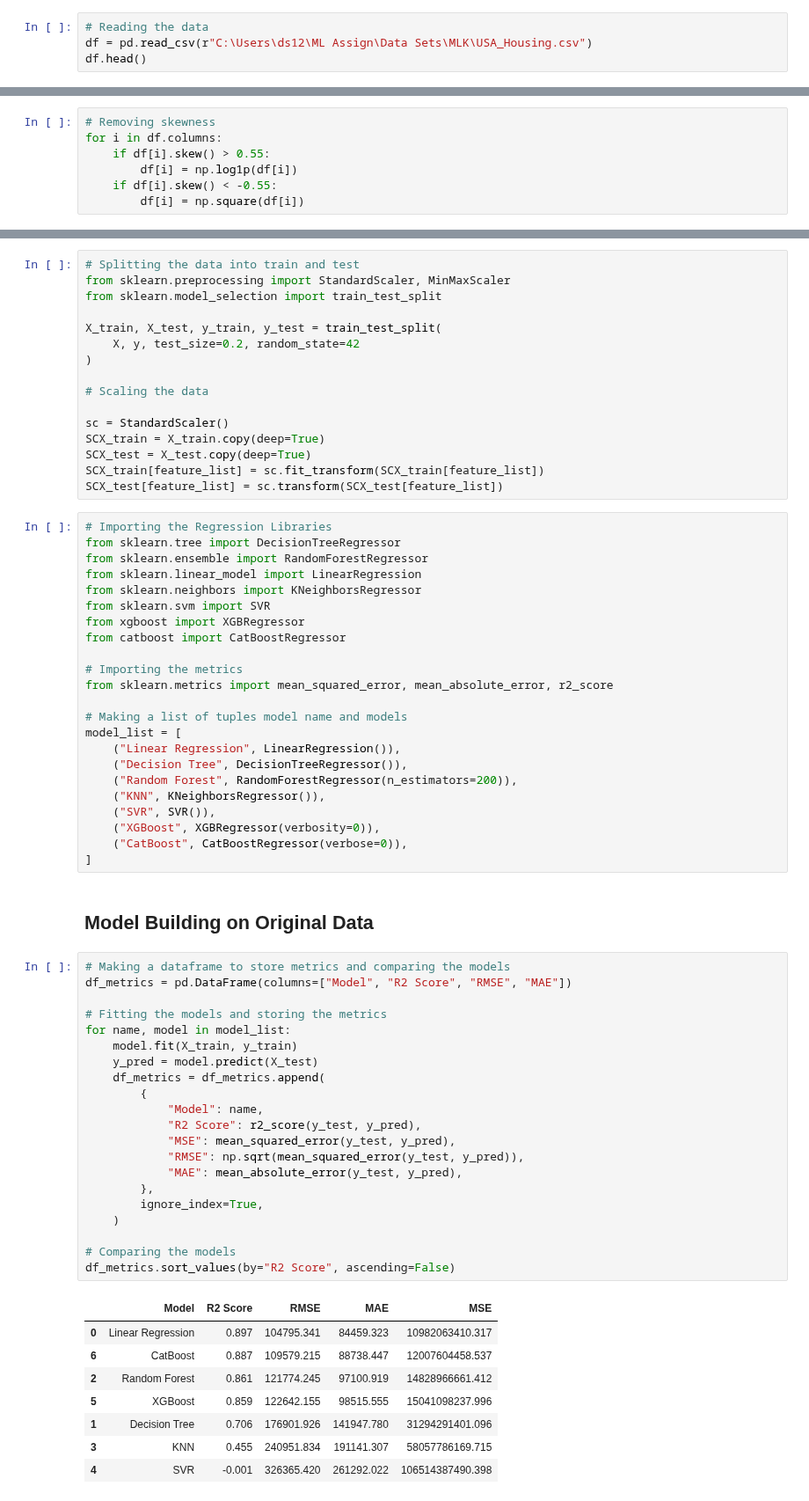
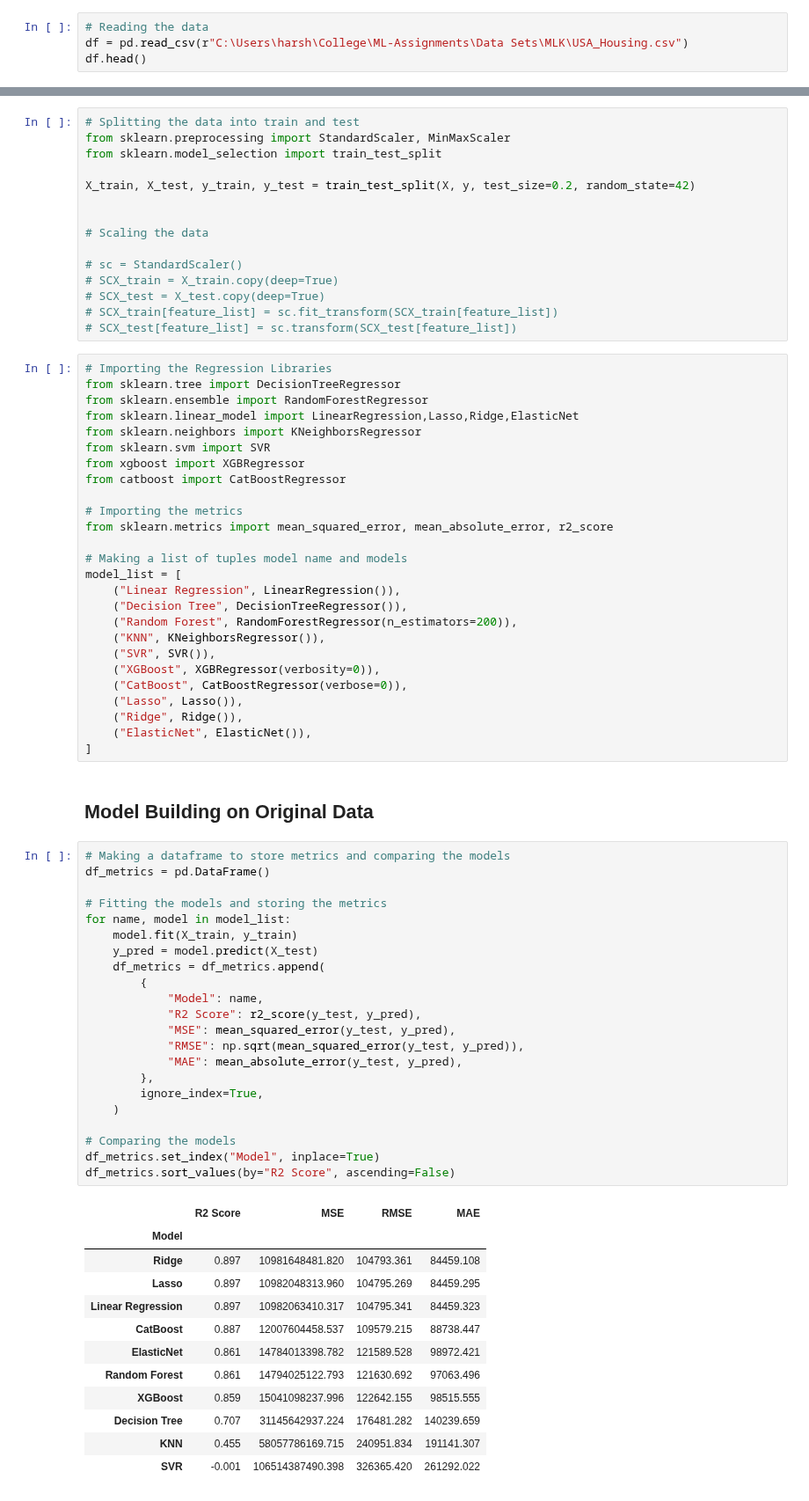
Before and after one commit to Harsh502s/ML-Assignments, a Jupyter notebook: Notebooks/Assignment 5 House Price DT.ipynb, the cells around one changed output, grey strips where cells are left out. Shown at 88% size. Saved outputs shown, nothing was run; the diff lists cells and outputs as text.

```diff
--- a/Notebooks/Assignment 5 House Price DT.ipynb
+++ b/Notebooks/Assignment 5 House Price DT.ipynb
@@ -13,7 +13,7 @@ pd.set_option("max_colwidth", None)
 pd.set_option("display.float_format", lambda x: "%.3f" % x)
 # %%
 # Reading the data
-df = pd.read_csv(r"C:\Users\ds12\ML Assign\Data Sets\MLK\USA_Housing.csv")
+df = pd.read_csv(r"C:\Users\harsh\College\ML-Assignments\Data Sets\MLK\USA_Housing.csv")
 df.head()
 # %% [output]
 |  | Avg. Area Income | Avg. Area House Age | Avg. Area Number of Rooms | Avg. Area Number of Bedrooms | Area Population | ... |
@@ -105,13 +105,6 @@ Avg. Area Number of Bedrooms    0.373
 Area Population                 0.032
 Price                          -0.010
 dtype: float64
-# %%
-# Removing skewness
-for i in df.columns:
-    if df[i].skew() > 0.55:
-        df[i] = np.log1p(df[i])
-    if df[i].skew() < -0.55:
-        df[i] = np.square(df[i])
 # %%
 # Changing the data type of Avg. Area Number of Rooms and Avg. Area Number of Bedrooms
 df[["Avg. Area Number of Rooms", "Avg. Area Number of Bedrooms"]] = df[
@@ -168,22 +162,21 @@ feature_list
 from sklearn.preprocessing import StandardScaler, MinMaxScaler
 from sklearn.model_selection import train_test_split
 
-X_train, X_test, y_train, y_test = train_test_split(
-    X, y, test_size=0.2, random_state=42
-)
+X_train, X_test, y_train, y_test = train_test_split(X, y, test_size=0.2, random_state=42)
+
 
 # Scaling the data
 
-sc = StandardScaler()
-SCX_train = X_train.copy(deep=True)
-SCX_test = X_test.copy(deep=True)
-SCX_train[feature_list] = sc.fit_transform(SCX_train[feature_list])
-SCX_test[feature_list] = sc.transform(SCX_test[feature_list])
+# sc = StandardScaler()
+# SCX_train = X_train.copy(deep=True)
+# SCX_test = X_test.copy(deep=True)
+# SCX_train[feature_list] = sc.fit_transform(SCX_train[feature_list])
+# SCX_test[feature_list] = sc.transform(SCX_test[feature_list])
 # %%
 # Importing the Regression Libraries
 from sklearn.tree import DecisionTreeRegressor
 from sklearn.ensemble import RandomForestRegressor
-from sklearn.linear_model import LinearRegression
+from sklearn.linear_model import LinearRegression,Lasso,Ridge,ElasticNet
 from sklearn.neighbors import KNeighborsRegressor
 from sklearn.svm import SVR
 from xgboost import XGBRegressor
@@ -201,36 +194,44 @@ model_list = [
     ("SVR", SVR()),
     ("XGBoost", XGBRegressor(verbosity=0)),
     ("CatBoost", CatBoostRegressor(verbose=0)),
+    ("Lasso", Lasso()),
+    ("Ridge", Ridge()),
+    ("ElasticNet", ElasticNet()),
 ]
 # %% [markdown]
 ## Model Building on Original Data
 # %%
 # Making a dataframe to store metrics and comparing the models
-df_metrics = pd.DataFrame(columns=["Model", "R2 Score", "RMSE", "MAE"])
+df_metrics = pd.DataFrame()
 
 # Fitting the models and storing the metrics
 for name, model in model_list:
     model.fit(X_train, y_train)
     y_pred = model.predict(X_test)
     df_metrics = df_metrics.append(
         {
             "Model": name,
             "R2 Score": r2_score(y_test, y_pred),
             "MSE": mean_squared_error(y_test, y_pred),
             "RMSE": np.sqrt(mean_squared_error(y_test, y_pred)),
             "MAE": mean_absolute_error(y_test, y_pred),
         },
         ignore_index=True,
     )
 
 # Comparing the models
+df_metrics.set_index("Model", inplace=True)
 df_metrics.sort_values(by="R2 Score", ascending=False)
 # %% [output]
-|  | Model | R2 Score | RMSE | MAE | MSE |
-| 0 | Linear Regression | 0.897 | 104795.341 | 84459.323 | 10982063410.317 |
-| 6 | CatBoost | 0.887 | 109579.215 | 88738.447 | 12007604458.537 |
-| 2 | Random Forest | 0.861 | 121774.245 | 97100.919 | 14828966661.412 |
-| 5 | XGBoost | 0.859 | 122642.155 | 98515.555 | 15041098237.996 |
-| 1 | Decision Tree | 0.706 | 176901.926 | 141947.780 | 31294291401.096 |
-| 3 | KNN | 0.455 | 240951.834 | 191141.307 | 58057786169.715 |
-| 4 | SVR | -0.001 | 326365.420 | 261292.022 | 106514387490.398 |
+|  | R2 Score | MSE | RMSE | MAE |
+| Model |  |  |  |  |
+| Ridge | 0.897 | 10981648481.820 | 104793.361 | 84459.108 |
+| Lasso | 0.897 | 10982048313.960 | 104795.269 | 84459.295 |
+| Linear Regression | 0.897 | 10982063410.317 | 104795.341 | 84459.323 |
+| CatBoost | 0.887 | 12007604458.537 | 109579.215 | 88738.447 |
+| ElasticNet | 0.861 | 14784013398.782 | 121589.528 | 98972.421 |
+| Random Forest | 0.861 | 14794025122.793 | 121630.692 | 97063.496 |
+| XGBoost | 0.859 | 15041098237.996 | 122642.155 | 98515.555 |
+| Decision Tree | 0.707 | 31145642937.224 | 176481.282 | 140239.659 |
+| KNN | 0.455 | 58057786169.715 | 240951.834 | 191141.307 |
+| SVR | -0.001 | 106514387490.398 | 326365.420 | 261292.022 |
```
Also changed, not shown: parts of 5 cells of this notebook, 4 other files.
